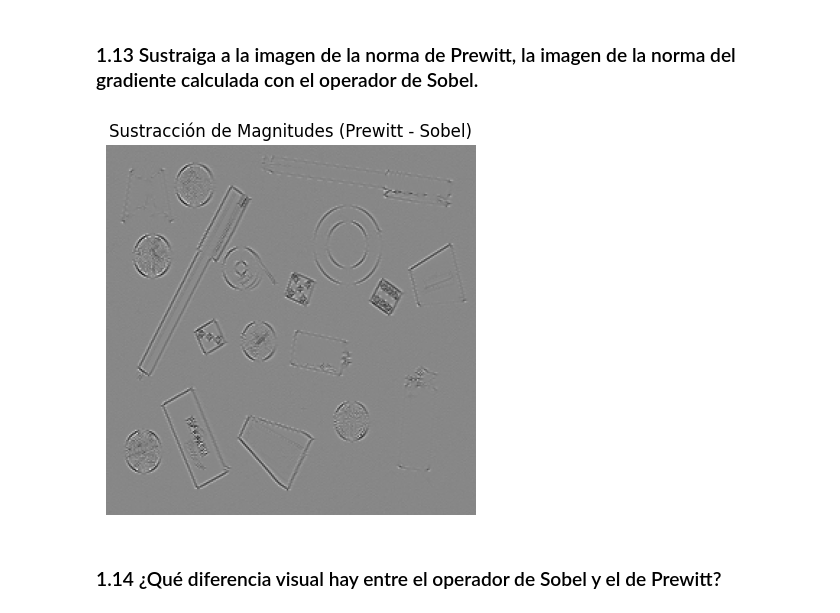
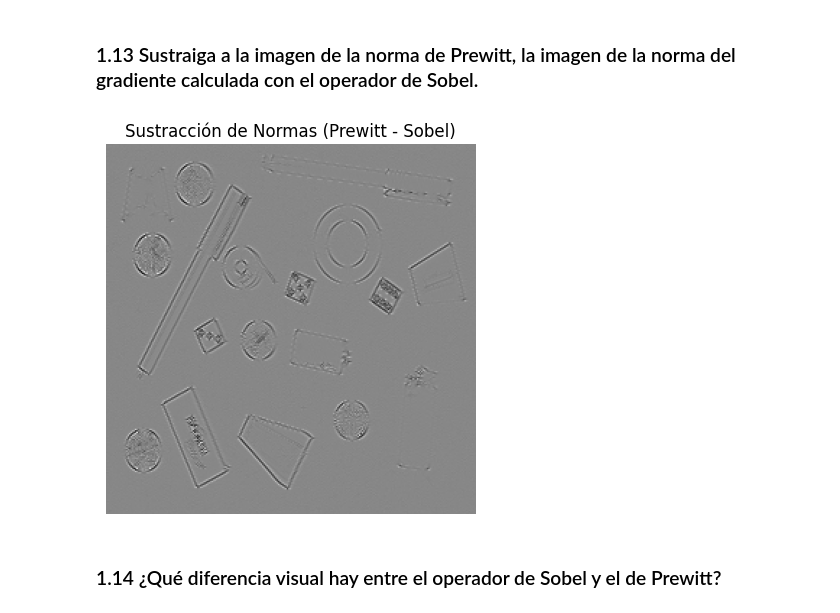
Before and after one commit to EstefaniaLaverde/Vision-por-computadora-MISIS-202601, a Jupyter notebook: Taller4/Taller4.ipynb, the cells around one changed output. Drawn from its saved outputs; the diff is of its cells as text; code cells hidden in the pictures.

```diff
--- a/Taller4/Taller4.ipynb
+++ b/Taller4/Taller4.ipynb
@@ -168,13 +193,13 @@ plt.show()
 # %%
 # aplicar la sustracción
 subtraction = cv2.subtract(magnitud_prewitt, magnitud_sobel)
 
 # visualizar el resultado
 plt.imshow(subtraction, cmap="gray")
-plt.title("Sustracción de Magnitudes (Prewitt - Sobel)")
+plt.title("Sustracción de Normas (Prewitt - Sobel)")
 plt.axis("off")
 plt.show()
 # %% [output]
-[figure, old version]
+[figure, new version]
 # %% [markdown]
 ### 1.14 ¿Qué diferencia visual hay entre el operador de Sobel y el de Prewitt?
```
Also changed, not shown: parts of 42 cells of this notebook, 4 other files.
